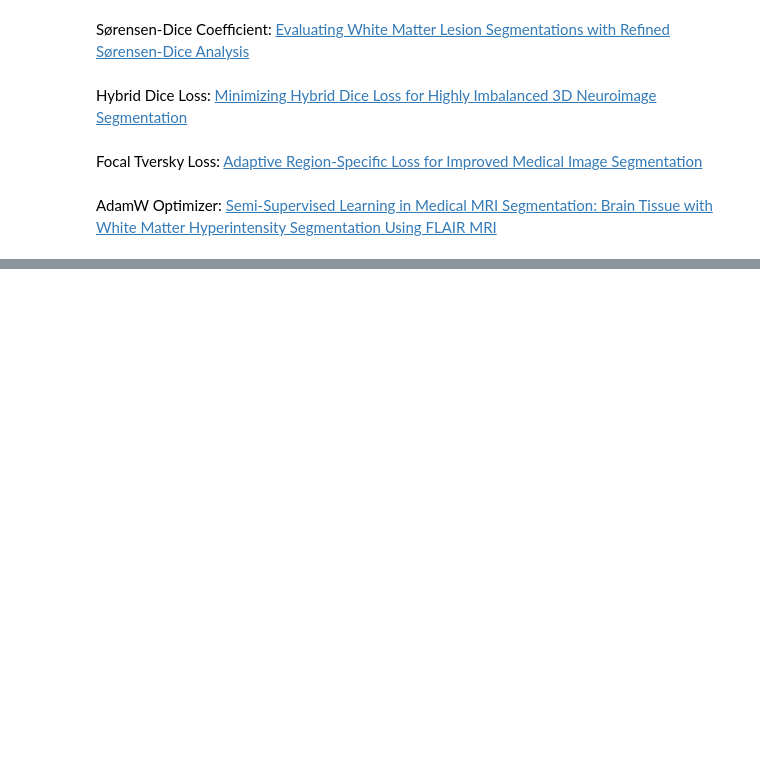
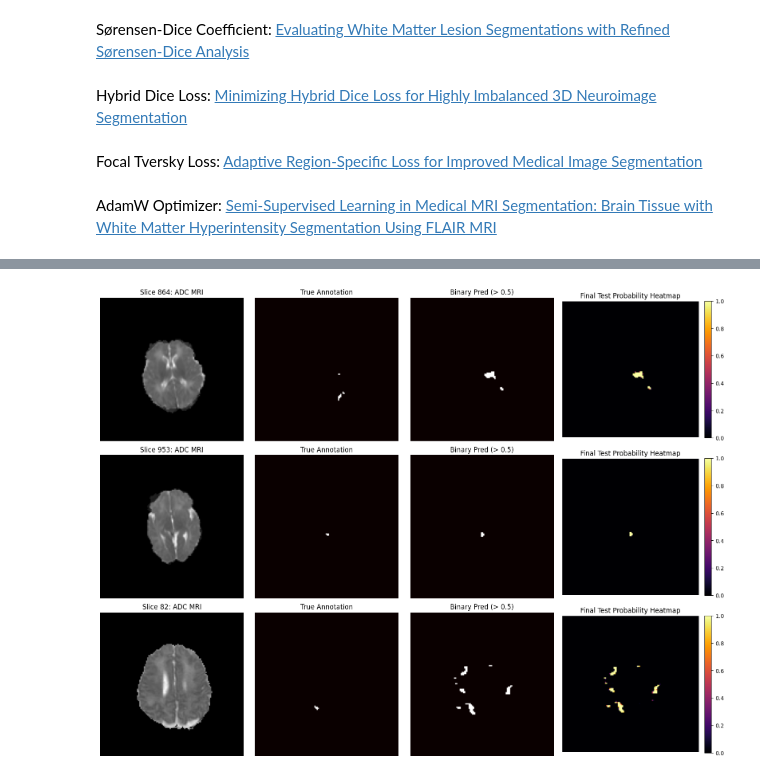
Before and after one commit to NikitaArya17/deep-learning-course-project, a Jupyter notebook: code/CSE602_Final_Project.ipynb, the cells around one changed output, grey strips where cells are left out. Cells and saved outputs as stored; diff of their text form; code cells hidden in the pictures; blank space fills up the shorter version.

```diff
--- a/code/CSE602_Final_Project.ipynb
+++ b/code/CSE602_Final_Project.ipynb
@@ -710,0 +739,34 @@ plt.show()
+# %%
+#...along with the continuous probability heatmaps, as a visual representation of the model's confidence
+# across the brain tissue.
+
+fig, axes = plt.subplots(3, 4, figsize=(16, 12))
+
+for i, idx in enumerate(sample_indices):
+    mri_slice = X_test[idx, :, :, 0]
+    true_mask = y_test[idx, :, :, 0]
+    pred_bin = test_pred_bin[idx, :, :, 0]
+    pred_prob = test_pred_probs[idx, :, :, 0]
+
+    axes[i, 0].imshow(mri_slice, cmap = 'gray')
+    axes[i, 0].set_title(f"Slice {idx}: ADC MRI")
+    axes[i, 0].axis('off')
+
+    axes[i, 1].imshow(true_mask, cmap = 'hot')
+    axes[i, 1].set_title("True Annotation")
+    axes[i, 1].axis('off')
+
+    axes[i, 2].imshow(pred_bin, cmap='hot')
+    axes[i, 2].set_title("Binary Pred (> 0.5)")
+    axes[i, 2].axis('off')
+
+    im = axes[i, 3].imshow(pred_prob, cmap='inferno', vmin=0, vmax=1)
+    axes[i, 3].set_title("Final Test Probability Heatmap")
+    axes[i, 3].axis('off')
+
+    fig.colorbar(im, ax=axes[i, 3], fraction=0.046, pad=0.04)
+
+plt.tight_layout()
+plt.show()
+# %% [output]
+[figure, added]
```
Also changed, not shown: parts of 25 cells of this notebook, 1 other file.
